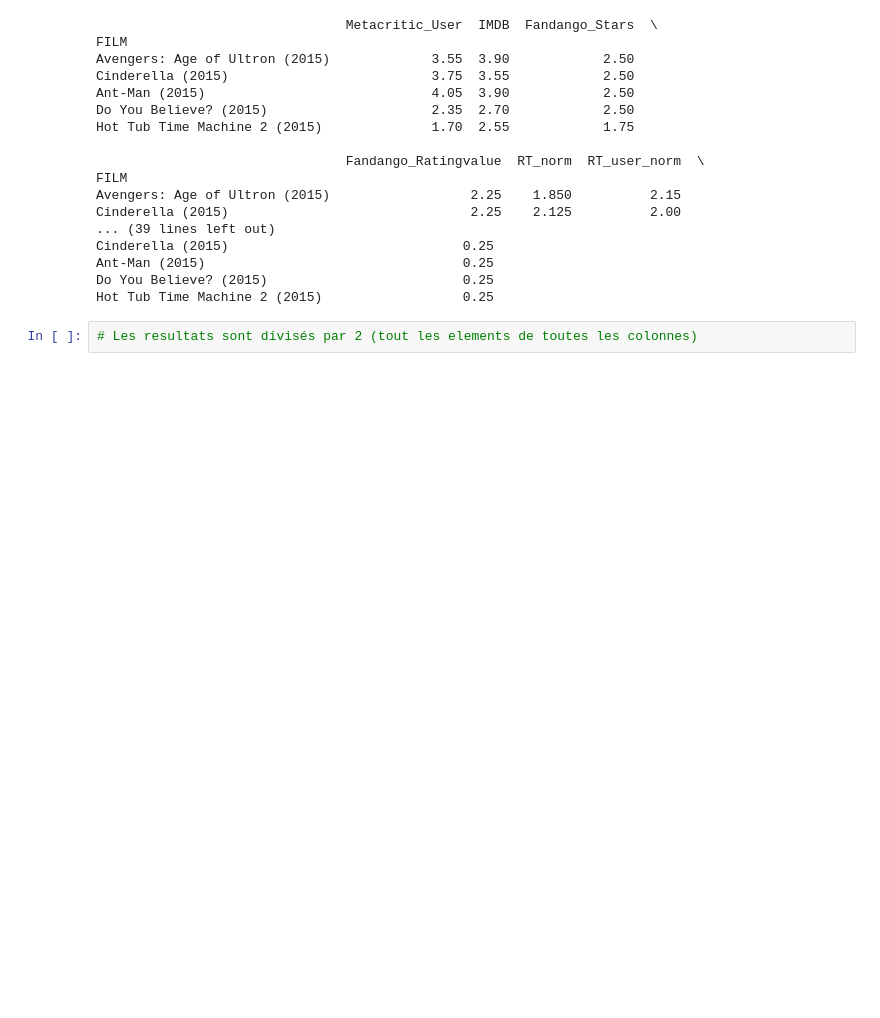
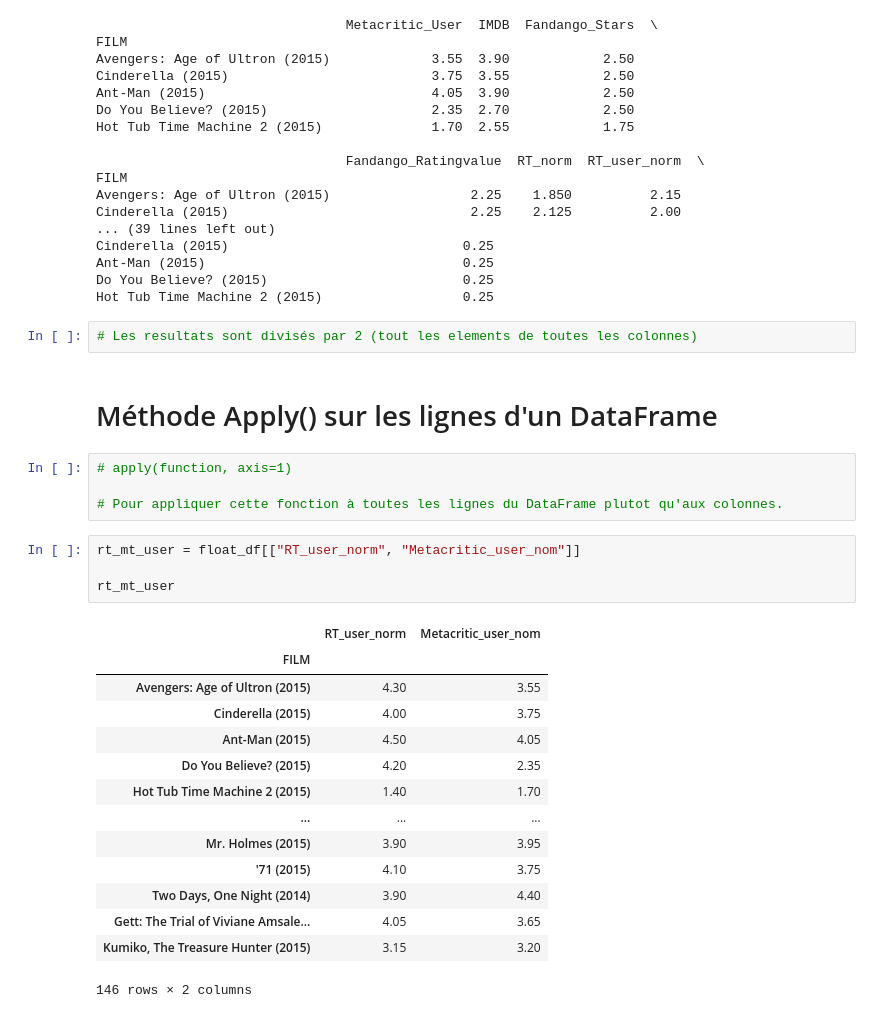
Before and after one commit to brunoharlein/pandas_is_cool, a Jupyter notebook: Cours Pandas.ipynb, the cells around one changed output. Drawn from its saved outputs; the diff is of its cells as text; blank space fills up the shorter version.

```diff
--- a/Cours Pandas.ipynb
+++ b/Cours Pandas.ipynb
@@ -2029,3 +2029,28 @@ Do You Believe? (2015)                         0.25
 Hot Tub Time Machine 2 (2015)                  0.25
 # %%
 # Les resultats sont divisés par 2 (tout les elements de toutes les colonnes)
+# %% [markdown]
+# Méthode Apply() sur les lignes d'un DataFrame
+# %%
+# apply(function, axis=1)
+
+# Pour appliquer cette fonction à toutes les lignes du DataFrame plutot qu'aux colonnes.
+# %%
+rt_mt_user = float_df[["RT_user_norm", "Metacritic_user_nom"]]
+
+rt_mt_user
+# %% [output]
+|  | RT_user_norm | Metacritic_user_nom |
+| FILM |  |  |
+| Avengers: Age of Ultron (2015) | 4.30 | 3.55 |
+| Cinderella (2015) | 4.00 | 3.75 |
+| Ant-Man (2015) | 4.50 | 4.05 |
+| Do You Believe? (2015) | 4.20 | 2.35 |
+| Hot Tub Time Machine 2 (2015) | 1.40 | 1.70 |
+| ... | ... | ... |
+| Mr. Holmes (2015) | 3.90 | 3.95 |
+| '71 (2015) | 4.10 | 3.75 |
+| Two Days, One Night (2014) | 3.90 | 4.40 |
+| Gett: The Trial of Viviane Amsale... | 4.05 | 3.65 |
+| Kumiko, The Treasure Hunter (2015) | 3.15 | 3.20 |
+146 rows × 2 columns
```
Also changed, not shown: parts of 50 cells of this notebook.
